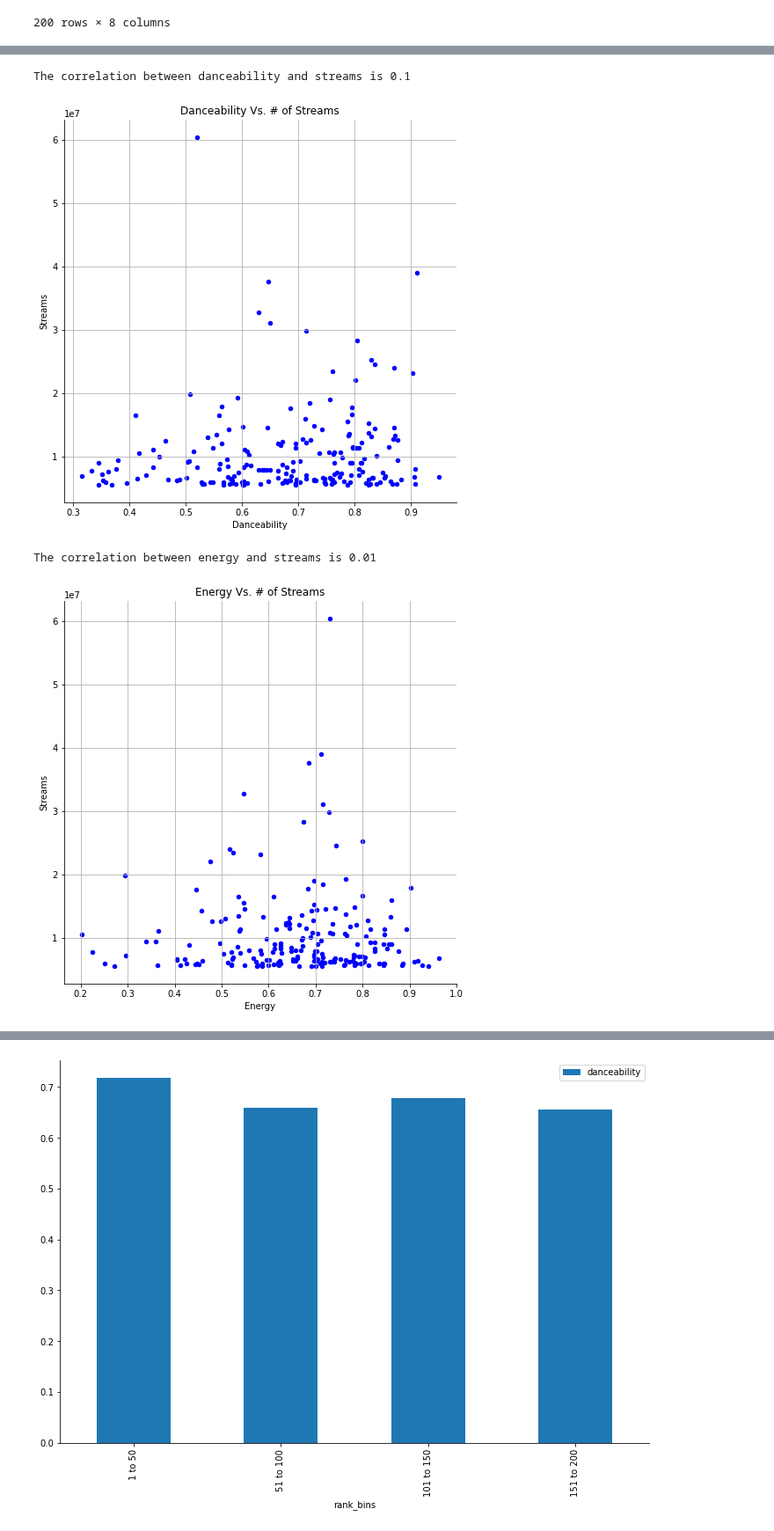
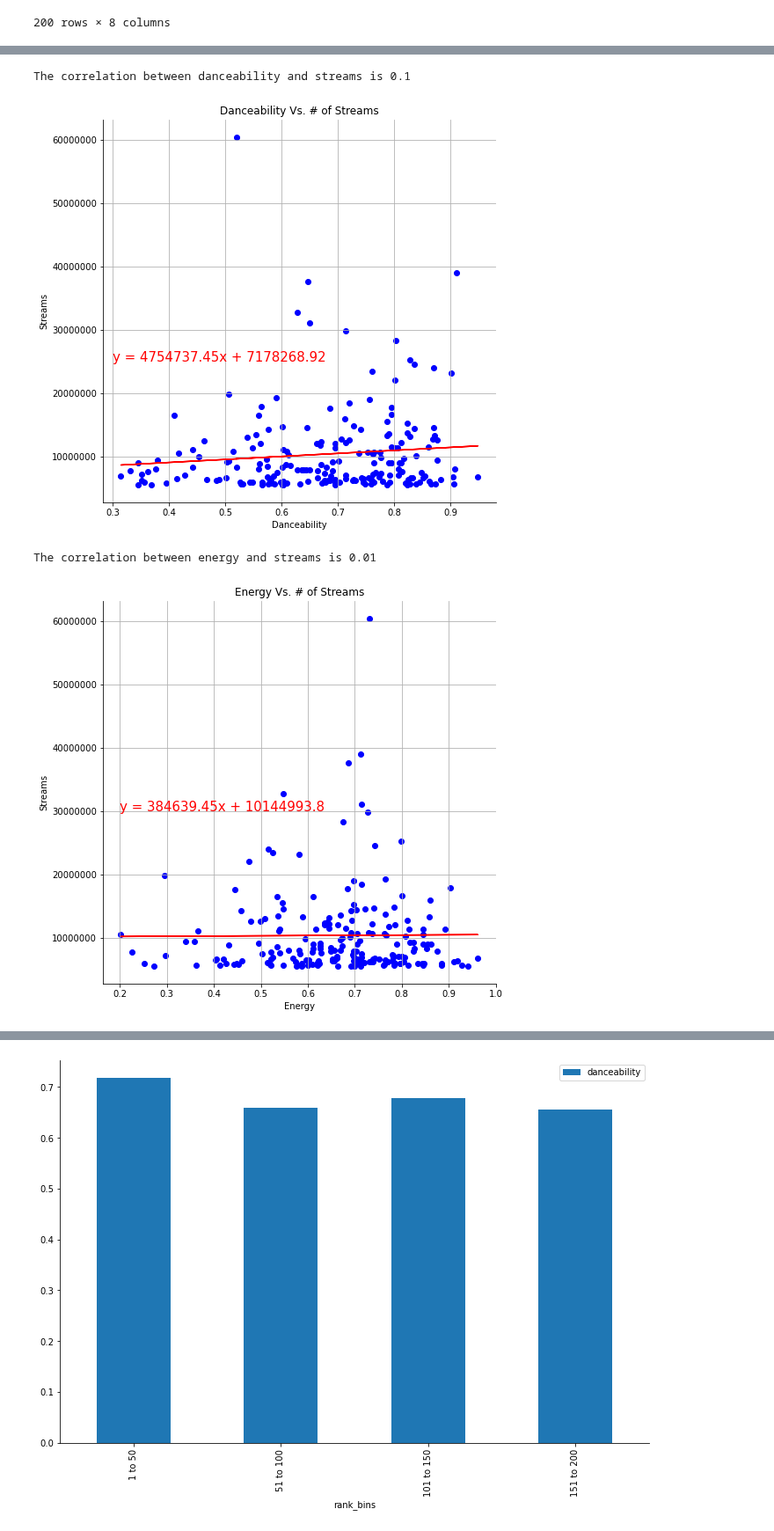
Before and after one commit to mbruns13/project_1_spotify, a Jupyter notebook: danceability_energy.ipynb, the cells around one changed output, grey strips where cells are left out. Shown at 88% size. Drawn from its saved outputs; the diff is of its cells as text; code cells hidden in the pictures.

Commit message:
Uploading/merging file changes and bar chart uploads

```diff
--- a/danceability_energy.ipynb
+++ b/danceability_energy.ipynb
@@ -154,8 +158,10 @@ full_track_data.head()
 | 4 | 5 | 1IHWl5LamUGEuP4ozKQSXZ | Bad Bunny | Tití Me Preguntó | 5 | 9 | 4 | 31126704 | ... |
 5 rows × 23 columns
 # %%
-temp_songs_df = full_track_data[["rank", "artist_names", "track_name", "weeks_on_chart", "streams", "danceability", "energy", "liveness"]]
-temp_songs_df
+top_song_info_df = full_track_data[["rank", "artist_names", "track_name", "weeks_on_chart", "streams",
+                                    "danceability", "energy", "liveness"]]
+
+top_song_info_df
 # %% [output]
 |  | rank | artist_names | track_name | weeks_on_chart | streams | danceability | energy | liveness |
 | 0 | 1 | Harry Styles | As It Was | 9 | 60420855 | 0.520 | 0.731 | 0.3110 |
@@ -171,4 +177,5 @@ temp_songs_df
 | 199 | 200 | Shawn Mendes | When You're Gone | 9 | 5548718 | 0.603 | 0.691 | 0.5830 |
 200 rows × 8 columns
 # %%
-new_songs_df = temp_songs_df.set_index('rank')
+new_songs_df = top_song_info_df.set_index('rank')
+new_songs_df
@@ -175,4 +197,5 @@ new_songs_df = temp_songs_df.set_index('rank')
 # %%
-n_songs_df = new_songs_df.rename(columns={"artist_names":"Artist Names", "track_name":"Track Name", "weeks_on_chart":"Weeks on Chart"})
+new_songs_df = top_song_info_df.rename(columns={"artist_names":"Artist Names", "track_name":"Track Name",
+                                                "weeks_on_chart":"Weeks on Chart"})
 # %%
 #Scatterplot for songs and danceability
@@ -214,44 +208,48 @@ dance_df
 # %%
-import scipy.stats as st
-from matplotlib.pylab import rcParams
-import seaborn as sns
 rcParams['figure.figsize'] = 12,8
 rcParams['axes.spines.top'] = False
 rcParams['axes.spines.right'] = False
 
 #Looking at the relationship between tempo and danceability of global top songs
 
 #make the columns in question numeric
-temp_songs_df['danceability'] = pd.to_numeric(temp_songs_df['danceability'])
-temp_songs_df['streams'] = pd.to_numeric(temp_songs_df['streams'])
+new_songs_df['danceability'] = pd.to_numeric(new_songs_df['danceability'])
+new_songs_df['streams'] = pd.to_numeric(new_songs_df['streams'])
 
 #create a scatter plot to see correlation between variables
-temp_songs_df.plot(kind="scatter", x="danceability", y="streams", c = ['blue'], grid=True, figsize=(8,8),
+new_songs_df.plot(kind="scatter", x="danceability", y="streams", c = ['blue'], grid=True, figsize=(8,8),
               title="Danceability Vs. # of Streams")
 
 #find correlation between the variables and print
-danceability = temp_songs_df.iloc[:,5]
-streams = temp_songs_df.iloc[:,4]
+danceability = new_songs_df.iloc[:,5]
+streams = new_songs_df.iloc[:,4]
 correlation = st.pearsonr(danceability,streams)
 print(f"The correlation between danceability and streams is {round(correlation[0],2)}")
 
 plt.xlabel('Danceability')
 plt.ylabel('Streams')
+plt.ticklabel_format(style='plain')
+
+xvalues = new_songs_df["danceability"]
+yvalues = new_songs_df["streams"]
+(slope, intercept, rvalue, pvalue, stderr) = linregress(xvalues, yvalues)
+regress_values = xvalues * slope + intercept
+plt.scatter(xvalues, yvalues, c="b")
+plt.plot(xvalues,regress_values,"r-")
+line_eq = "y = " + str(round(slope,2)) + "x + " + str(round(intercept,2))
+plt.annotate(line_eq,(0.3,25000000),fontsize=15,color="red")
 
 #save the graph to the images folder
 plt.savefig('images/Danceability_vs_Streams')
 
 
 #display the graph with the correlation number
 
 plt.show()
 # %% [output]
 The correlation between danceability and streams is 0.1
-[figure, old version]
+[figure, new version]
 # %%
-import scipy.stats as st
-from matplotlib.pylab import rcParams
-import seaborn as sns
 rcParams['figure.figsize'] = 12,8
 rcParams['axes.spines.top'] = False
 rcParams['axes.spines.right'] = False
@@ -259,24 +257,35 @@ rcParams['axes.spines.right'] = False
 #Looking at the relationship between tempo and danceability of global top songs
 
 #make the columns in question numeric
-temp_songs_df['energy'] = pd.to_numeric(temp_songs_df['energy'])
-temp_songs_df['streams'] = pd.to_numeric(temp_songs_df['streams'])
+new_songs_df['energy'] = pd.to_numeric(new_songs_df['energy'])
+new_songs_df['streams'] = pd.to_numeric(new_songs_df['streams'])
 
 #create a scatter plot to see correlation between variables
-temp_songs_df.plot(kind="scatter", x="energy", y="streams", c = ['blue'], grid=True, figsize=(8,8),
+new_songs_df.plot(kind="scatter", x="energy", y="streams", c = ['blue'], grid=True, figsize=(8,8),
               title="Energy Vs. # of Streams")
 
 #find correlation between the variables and print
-energy = temp_songs_df.iloc[:,6]
-streams = temp_songs_df.iloc[:,4]
+energy = new_songs_df.iloc[:,6]
+streams = new_songs_df.iloc[:,4]
 correlation = st.pearsonr(energy,streams)
 print(f"The correlation between energy and streams is {round(correlation[0],2)}")
 
 plt.xlabel('Energy')
 plt.ylabel('Streams')
+plt.ticklabel_format(style='plain')
+
+
+xvalues = new_songs_df["energy"]
+yvalues = new_songs_df["streams"]
+(slope, intercept, rvalue, pvalue, stderr) = linregress(xvalues, yvalues)
+regress_values = xvalues * slope + intercept
+plt.scatter(xvalues, yvalues, c="b")
+plt.plot(xvalues,regress_values,"r-")
+line_eq = "y = " + str(round(slope,2)) + "x + " + str(round(intercept,2))
+plt.annotate(line_eq,(0.2,30000000),fontsize=15,color="red")
 
 #save the graph to the images folder
-plt.savefig('images/Energy_vs_Streams')
+plt.savefig('images/Energy_vs_Streams', dpi = 300)
 
 
 #display the graph with the correlation number
@@ -284,5 +293,5 @@ plt.savefig('images/Energy_vs_Streams')
 plt.show()
 # %% [output]
 The correlation between energy and streams is 0.01
-[figure, old version]
+[figure, new version]
 # %%
```
Also changed, not shown: parts of 15 cells of this notebook, 4 other files.
